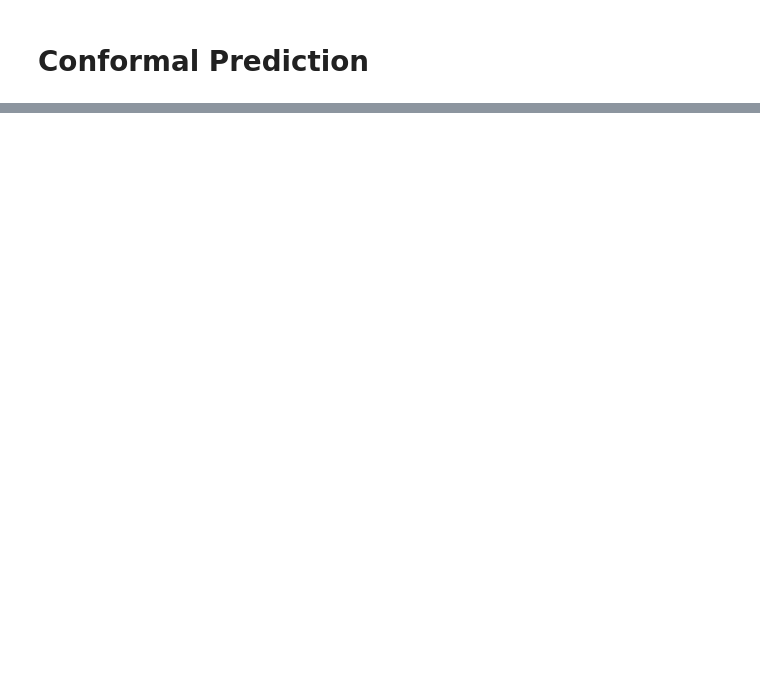
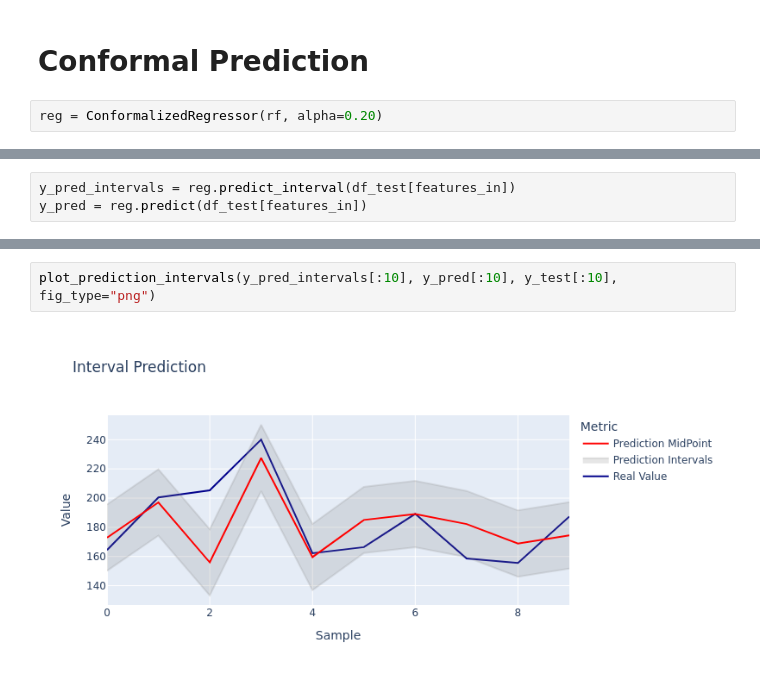
Before and after one commit to HeyLucasLeao/ols-regression-challenge, a Jupyter notebook: eda.ipynb, the cells around one changed output, grey strips where cells are left out. Cells and saved outputs as stored; diff of their text form; blank space fills up the shorter version.

```diff
--- a/eda.ipynb
+++ b/eda.ipynb
@@ -319,2 +345,4 @@ feature_importances
 # %% [markdown]
 # Conformal Prediction
+# %%
+reg = ConformalizedRegressor(rf, alpha=0.20)
@@ -320,0 +353,3 @@ feature_importances
+# %%
+y_pred_intervals = reg.predict_interval(df_test[features_in])
+y_pred = reg.predict(df_test[features_in])
@@ -320,0 +367,4 @@ feature_importances
+# %%
+plot_prediction_intervals(y_pred_intervals[:10], y_pred[:10], y_test[:10], fig_type="png")
+# %% [output]
+[figure, added]
```
Also changed, not shown: parts of 12 cells of this notebook, 1 other file.
